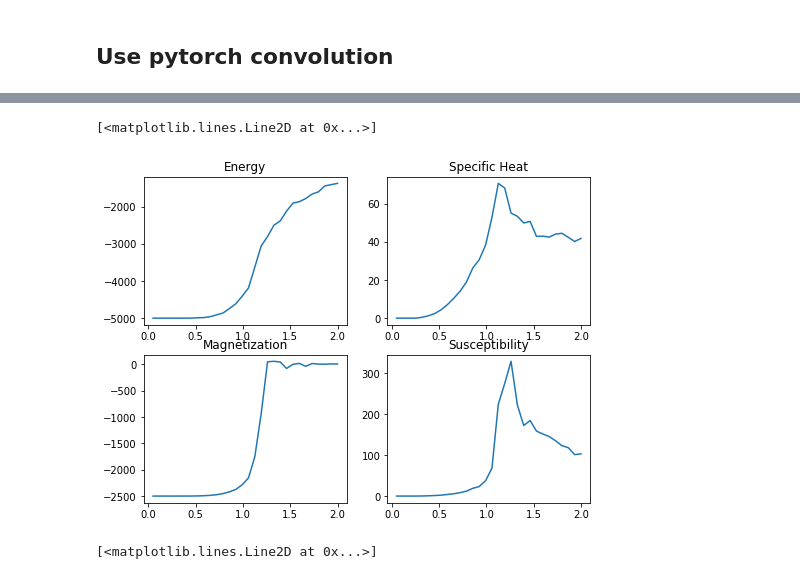
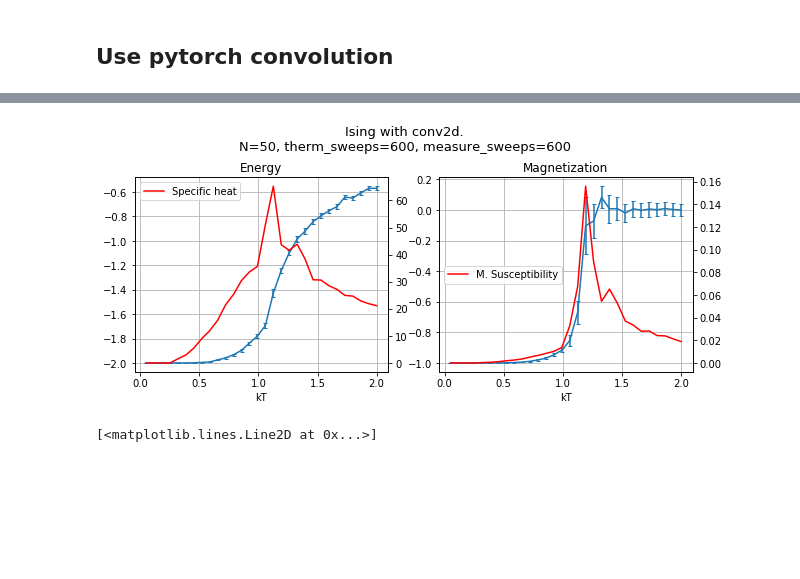
Before and after one commit to danlkv/ising_model, a Jupyter notebook: syntesis/Ising metropolis.ipynb, the cells around one changed output, grey strips where cells are left out. Cells and saved outputs as stored; diff of their text form; code cells hidden in the pictures; blank space fills up the shorter version.

```diff
--- a/syntesis/Ising metropolis.ipynb
+++ b/syntesis/Ising metropolis.ipynb
@@ -133,26 +118,43 @@ plt.plot(permit/temps, 'red')
-# %%
-fig, axs = plt.subplots(2,2, figsize=(8,6))
-
-[ax.set_title(t) for ax, t in zip(sum(map(list, axs),[]),
-                              ['Energy','Specific Heat', 'Magnetization', 'Susceptibility'])]
-
-axs[0,0].plot(temps, energies)
-axs[0,1].plot(temps, list(map(np.std, eneg_tm)))
-axs[1,0].plot(temps, list(map(np.mean, mag_tm)))
-axs[1,1].plot(temps, list(map(np.std, mag_tm)))
-# %% [output]
-[<matplotlib.lines.Line2D at 0x...>]
-[figure, removed]
-# %%
-fig, axs = plt.subplots(2,2, figsize=(8,6))
-
-[ax.set_title(t) for ax, t in zip(sum(map(list, axs),[]),
-                              ['Energy','Specific Heat', 'Magnetization', 'Susceptibility'])]
-
-axs[0,0].plot(temps, list(map(np.mean, eneg_tm)))
-axs[0,1].plot(temps, list(map(np.std, eneg_tm)))
-axs[1,0].plot(temps, list(map(np.mean, mag_tm)))
-axs[1,1].plot(temps, list(map(np.std, mag_tm)))
+# %%
+fig, axs = plt.subplots(1,2, figsize=(10,4))
+
+fig.suptitle(
+    ('Ising with conv2d.\n'
+     f'{N=}, {therm_sweeps=}, {measure_sweeps=}\n '
+    )
+    #, y=1.00
+    , fontsize=13
+)
+
+plt.sca(axs[0])
+plt.errorbar(temps, energies/N**2
+             , yerr=susc/N**2
+             , capsize=2
+            )
+plt.gca().twinx()
+plt.plot(temps, susc/temps, 'red', label='Specific heat')
+plt.legend(loc='upper left')
+
+plt.sca(axs[1])
+#plt.plot(temps, magnetizations/N**2)
+plt.errorbar(temps, magnetizations/N**2
+             , yerr=permit/N**2
+             , capsize=2
+            )
+plt.gca().twinx()
+plt.plot(temps, permit/temps/N**2, 'red', label='M. Susceptibility')
+
+plt.legend(loc='center left')
+
+[ax.grid() for ax in axs]
+[ax.set_title(x) for ax,x in zip(axs, ['Energy', 'Magnetization'])]
+[ax.set_xlabel('kT') for ax in axs]
+plt.subplots_adjust(top=0.80)
+
+
+plt.savefig('../data/figures/Ising_conv2d_600sweeps.png')
+# %% [output]
+[figure, added]
 # %%
 plt.plot(mag_tm[20])
 # %% [output]
```
Also changed, not shown: parts of 4 cells of this notebook, 2 other files.
